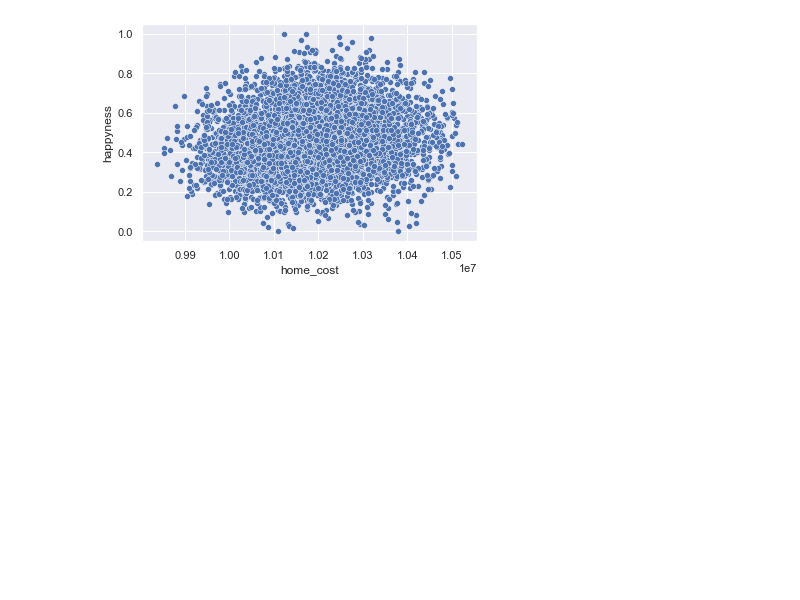
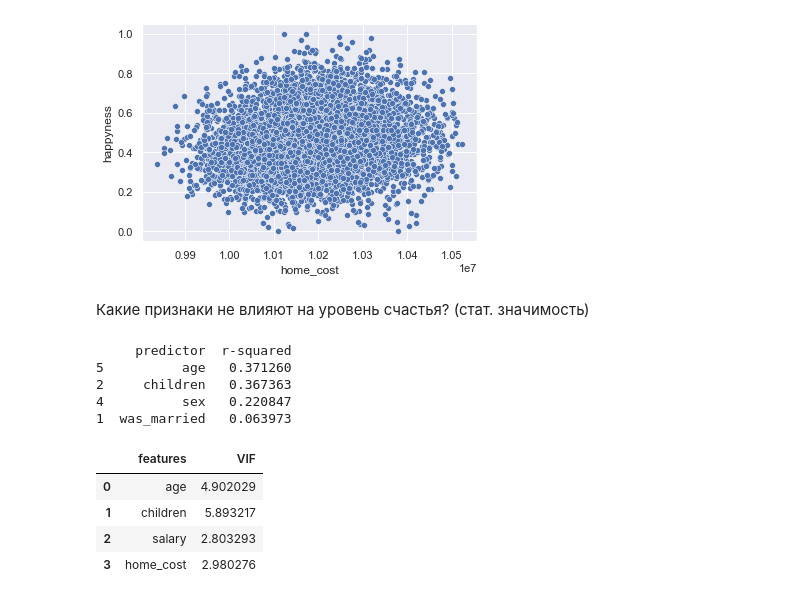
Before and after one commit to RedsquareM/dataanalysisHW, a Jupyter notebook: hw3.ipynb, the cells around one changed output. Drawn from its saved outputs; the diff is of its cells as text; code cells hidden in the pictures; blank space fills up the shorter version.

Commit message:
only last question remains

```diff
--- a/hw3.ipynb
+++ b/hw3.ipynb
@@ -617,3 +617,76 @@ sns.scatterplot(x='home_cost', y='happyness', data=df)
 # %% [output]
 <AxesSubplot: xlabel='home_cost', ylabel='happyness'>
 [figure]
+# %% [markdown]
+Какие признаки не влияют на уровень счастья? (стат. значимость)
+# %%
+# Обозначем переменные
+y = df['happyness']
+# Уберем признаки
+X = df.drop(['happyness','profession','drive_info'], axis = 1)
+
+
+#Создадим словарь для результатов
+function_dict = {'predictor': [], 'r-squared':[]}
+
+
+#Пройдемся по колонке в X
+for col in X.columns:
+
+    #Создадим dataframe с одной колонкой
+    selected_X = X[[col]]
+
+    #Mодель для target и нашего выбранного столбца
+    model = sm.OLS(y, sm.add_constant(selected_X)).fit()
+
+    #Сделаем предсказание для модели
+    y_preds = model.predict(sm.add_constant(selected_X))
+
+    #Добавим колонку для нашего словаря
+    function_dict['predictor'].append(col)
+
+    #Calculate the r-squared value between the target and predicted target
+    #Подсчитаем R-squared между target и predicted target
+    r2 = np.corrcoef(y, y_preds)[0, 1]**2
+
+    #R squared
+    function_dict['r-squared'].append(r2)
+
+# создадим dataframe
+function_df = pd.DataFrame(function_dict).sort_values(by=['r-squared'], ascending = False)
+#
+print(function_df.head(4))
+
+#так как Linear Regression Model
+#проверим мультиколлинеарность
+#Оценка VIF независимой переменной показывает, насколько хорошо переменная
+# объясняется другими независимыми переменными. Таким образом, чем ближе значение R^2 к 1,
+# тем выше значение VIF и выше мультиколлинеарность с конкретной независимой переменной.
+
+#Создадим пустую dataframe для VIF
+from statsmodels.stats.outliers_influence import variance_inflation_factor
+vif  = pd.DataFrame()
+
+#Create a Dataframe with only our selected features
+#Создадим dataframe с выбранными факторами
+X_2 = X[['age', 'children', 'salary','home_cost']]
+
+#Определим VIF с колонками
+vif["features"] = X_2.columns
+
+
+# VIF score
+vif["VIF"] = [variance_inflation_factor(X_2.values, i) \
+                for i in range(len(X_2.columns))]
+vif
+# %% [output]
+     predictor  r-squared
+5          age   0.371260
+2     children   0.367363
+4          sex   0.220847
+1  was_married   0.063973
+|  | features | VIF |
+| 0 | age | 4.902029 |
+| 1 | children | 5.893217 |
+| 2 | salary | 2.803293 |
+| 3 | home_cost | 2.980276 |
```
Also changed, not shown: parts of 7 cells of this notebook.
